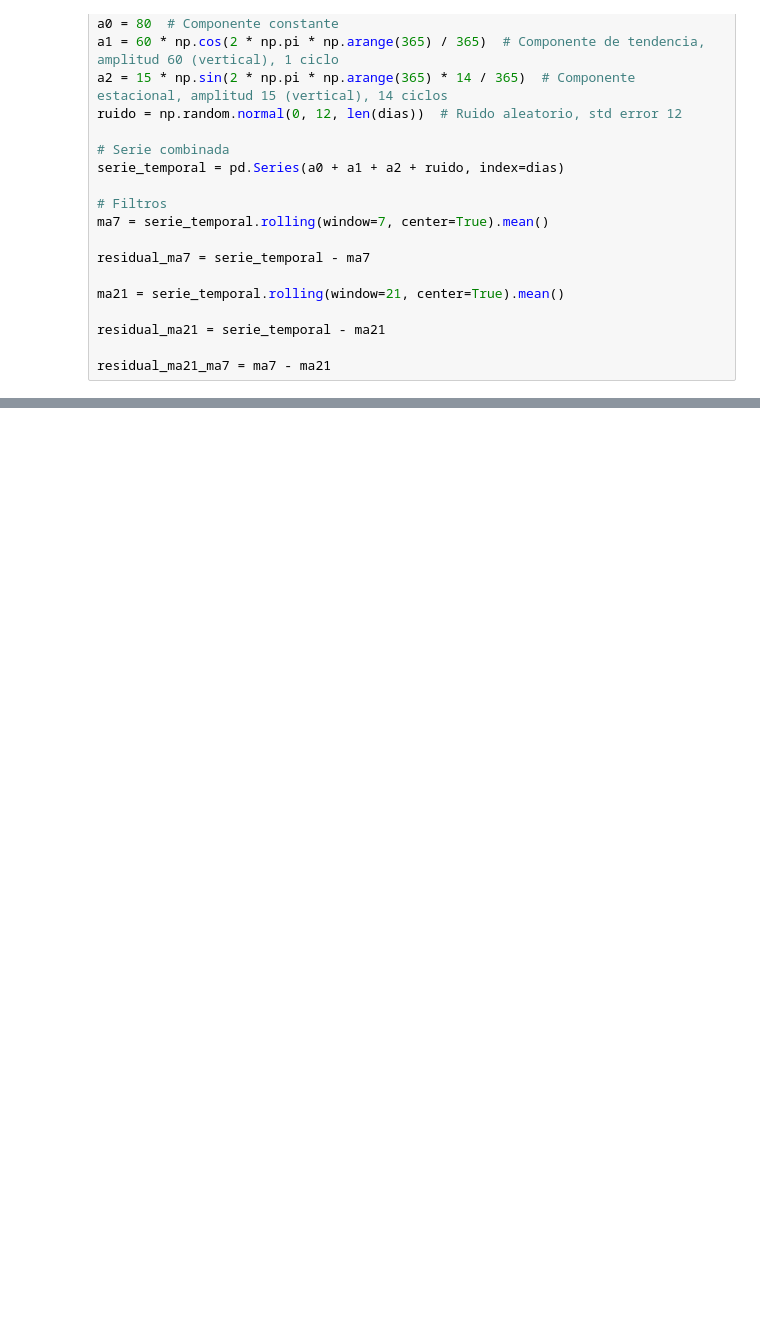
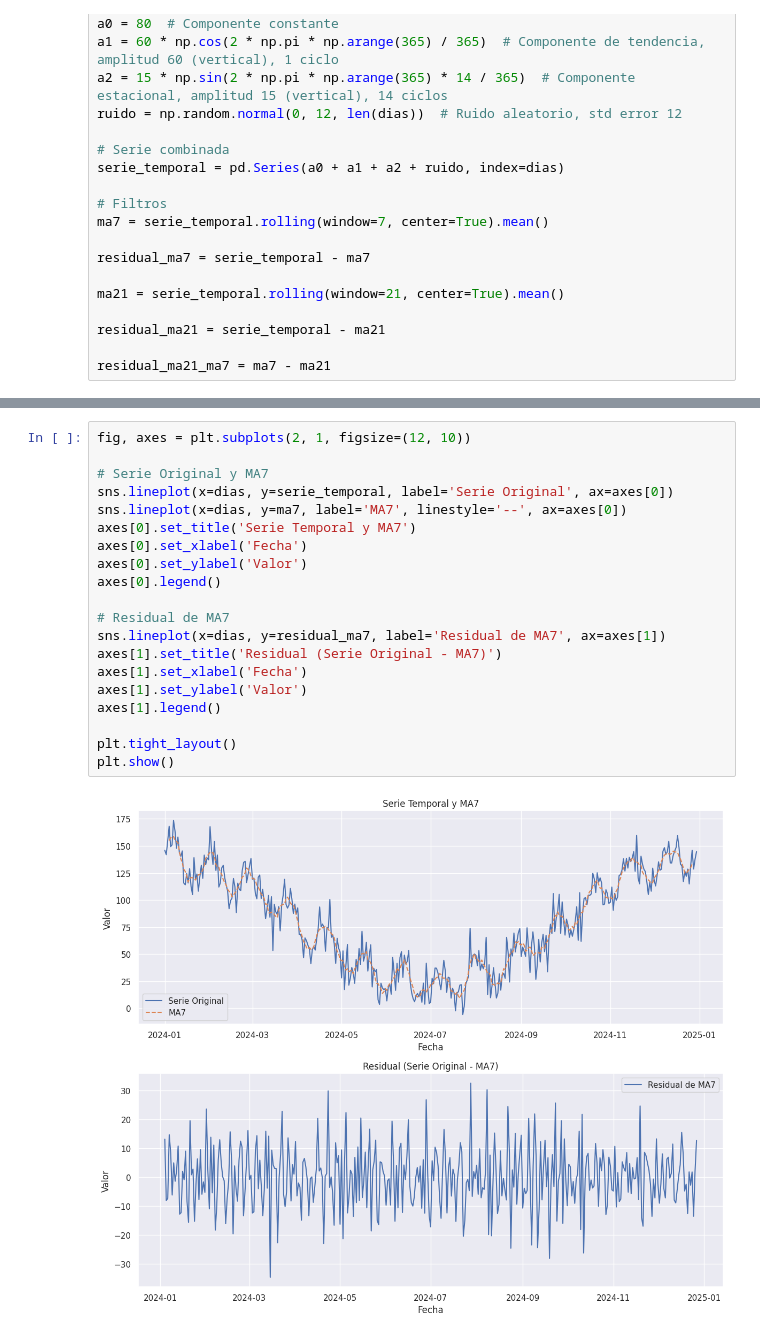
Before and after one commit to matuneville/Signal-Processing-and-Time-Series, a Jupyter notebook: procesamiento_de_señales/DGP-sintetico/media_movil_filtro.ipynb, the cells around one changed output, grey strips where cells are left out. Cells and saved outputs as stored; diff of their text form; blank space fills up the shorter version.

```diff
--- a/procesamiento_de_señales/DGP-sintetico/media_movil_filtro.ipynb
+++ b/procesamiento_de_señales/DGP-sintetico/media_movil_filtro.ipynb
@@ -29,0 +36,22 @@ residual_ma21_ma7 = ma7 - ma21
+# %%
+fig, axes = plt.subplots(2, 1, figsize=(12, 10))
+
+# Serie Original y MA7
+sns.lineplot(x=dias, y=serie_temporal, label='Serie Original', ax=axes[0])
+sns.lineplot(x=dias, y=ma7, label='MA7', linestyle='--', ax=axes[0])
+axes[0].set_title('Serie Temporal y MA7')
+axes[0].set_xlabel('Fecha')
+axes[0].set_ylabel('Valor')
+axes[0].legend()
+
+# Residual de MA7
+sns.lineplot(x=dias, y=residual_ma7, label='Residual de MA7', ax=axes[1])
+axes[1].set_title('Residual (Serie Original - MA7)')
+axes[1].set_xlabel('Fecha')
+axes[1].set_ylabel('Valor')
+axes[1].legend()
+
+plt.tight_layout()
+plt.show()
+# %% [output]
+[figure, added]
```
Also changed, not shown: parts of 1 cell of this notebook.
